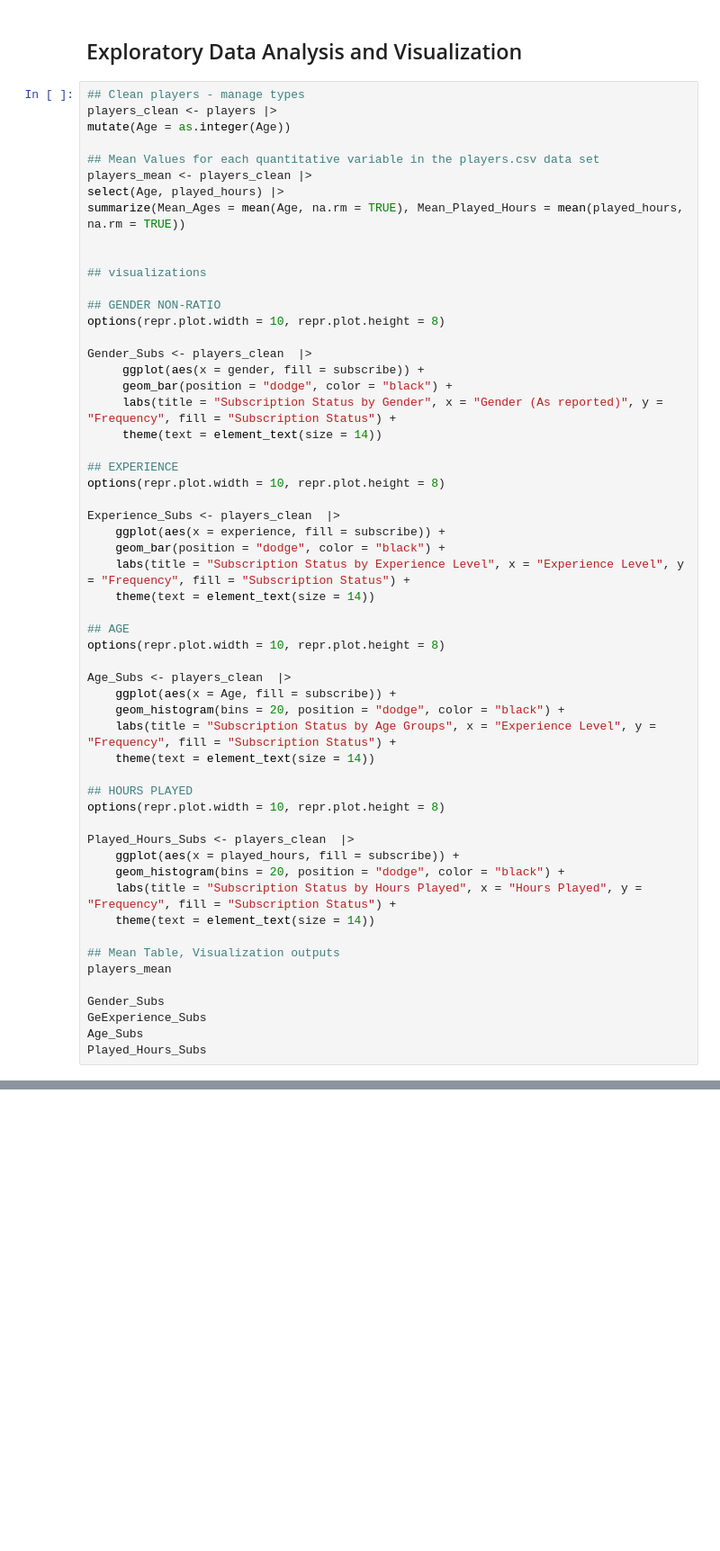
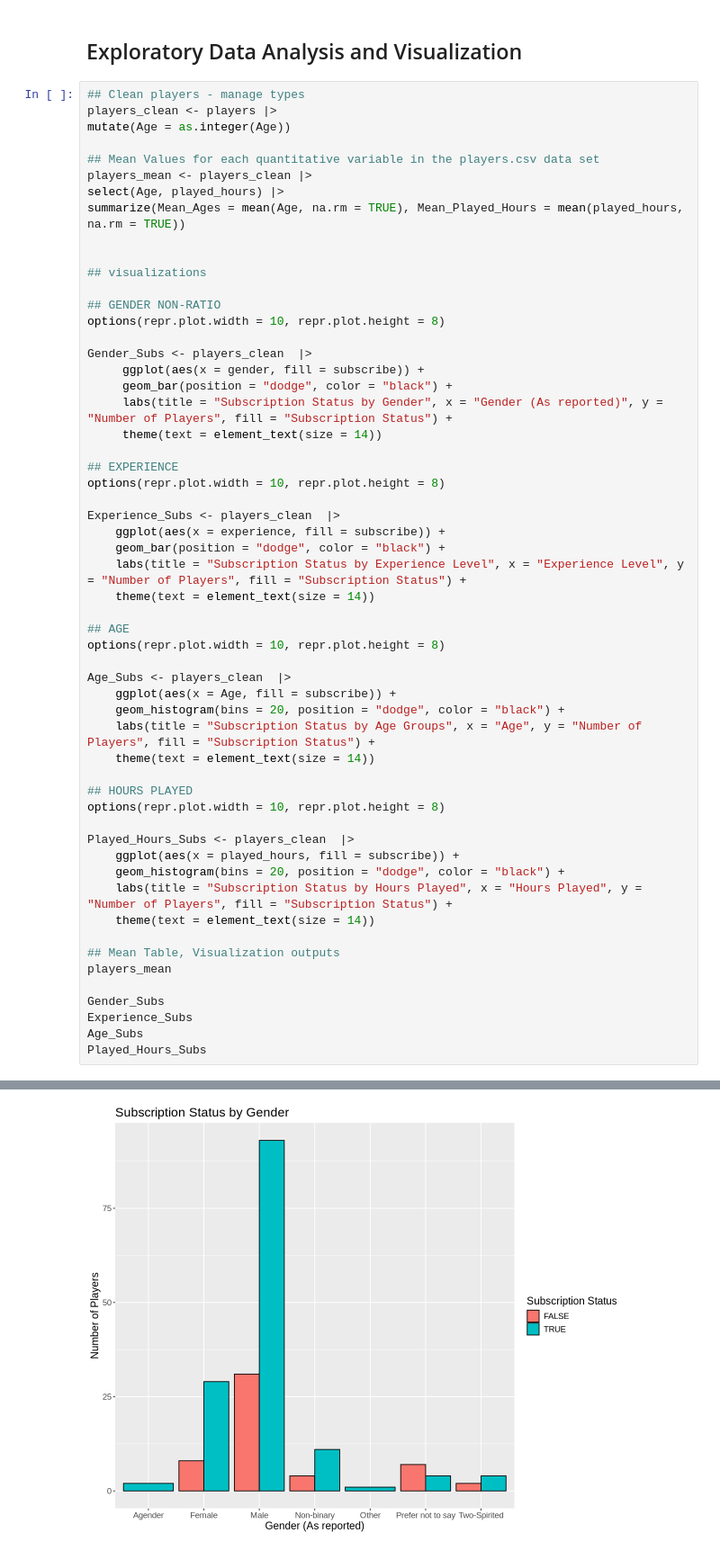
Before and after one commit to JazaKhan/DSCI-Project---Group-18, a Jupyter notebook: project_proposal.ipynb, the cells around one changed output, grey strips where cells are left out. Shown at 90% size. Drawn from its saved outputs; the diff is of its cells as text; blank space fills up the shorter version.

Commit message:
Fixed Issues
Fixed table view in html format, fixed plot view in html format

```diff
--- a/project_proposal.ipynb
+++ b/project_proposal.ipynb
@@ -100,7 +102,7 @@ options(repr.plot.width = 10, repr.plot.height = 8)
 Gender_Subs <- players_clean  |>
      ggplot(aes(x = gender, fill = subscribe)) +
      geom_bar(position = "dodge", color = "black") +
-     labs(title = "Subscription Status by Gender", x = "Gender (As reported)", y = "Frequency", fill = "Subscription Status") +
+     labs(title = "Subscription Status by Gender", x = "Gender (As reported)", y = "Number of Players", fill = "Subscription Status") +
      theme(text = element_text(size = 14))
 
 ## EXPERIENCE
@@ -109,36 +111,37 @@ options(repr.plot.width = 10, repr.plot.height = 8)
 Experience_Subs <- players_clean  |>
     ggplot(aes(x = experience, fill = subscribe)) +
     geom_bar(position = "dodge", color = "black") +
-    labs(title = "Subscription Status by Experience Level", x = "Experience Level", y = "Frequency", fill = "Subscription Status") +
+    labs(title = "Subscription Status by Experience Level", x = "Experience Level", y = "Number of Players", fill = "Subscription Status") +
     theme(text = element_text(size = 14))
 
 ## AGE
 options(repr.plot.width = 10, repr.plot.height = 8)
 
 Age_Subs <- players_clean  |>
     ggplot(aes(x = Age, fill = subscribe)) +
     geom_histogram(bins = 20, position = "dodge", color = "black") +
-    labs(title = "Subscription Status by Age Groups", x = "Experience Level", y = "Frequency", fill = "Subscription Status") +
+    labs(title = "Subscription Status by Age Groups", x = "Age", y = "Number of Players", fill = "Subscription Status") +
     theme(text = element_text(size = 14))
 
 ## HOURS PLAYED
 options(repr.plot.width = 10, repr.plot.height = 8)
 
 Played_Hours_Subs <- players_clean  |>
     ggplot(aes(x = played_hours, fill = subscribe)) +
     geom_histogram(bins = 20, position = "dodge", color = "black") +
-    labs(title = "Subscription Status by Hours Played", x = "Hours Played", y = "Frequency", fill = "Subscription Status") +
+    labs(title = "Subscription Status by Hours Played", x = "Hours Played", y = "Number of Players", fill = "Subscription Status") +
     theme(text = element_text(size = 14))
 
 ## Mean Table, Visualization outputs
 players_mean
 
 Gender_Subs
-GeExperience_Subs
+Experience_Subs
 Age_Subs
 Played_Hours_Subs
 # %% [output]
 A tibble: 1 × 2
 | Mean_Ages | Mean_Played_Hours |
 | <dbl> | <dbl> |
 | 21.13918 | 5.845918 |
+[figure, new version]
```
Also changed, not shown: parts of 2 cells of this notebook.
